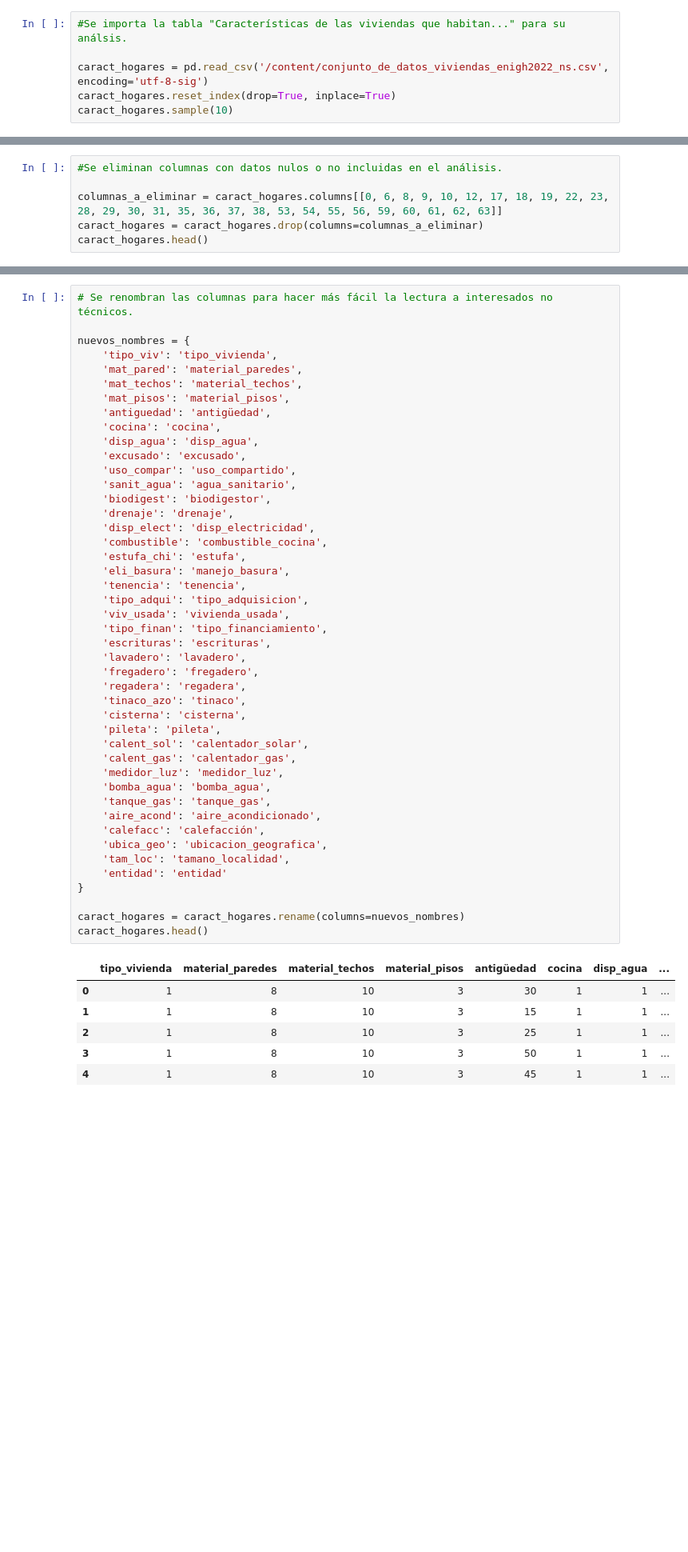
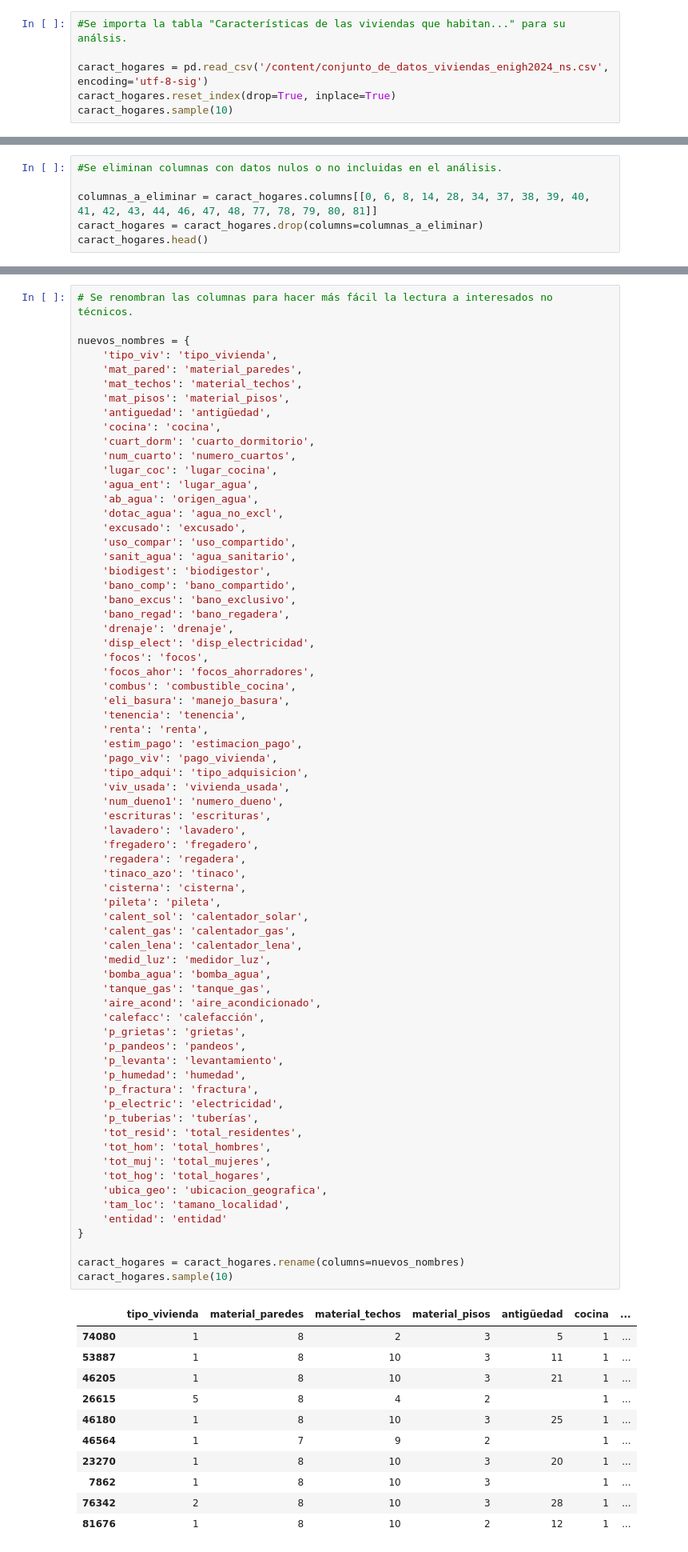
Before and after one commit to zenyonki/enigh_caract_hogares, a Jupyter notebook: enigh_caract_hogares.ipynb, the cells around one changed output, grey strips where cells are left out. Shown: that part at 80% size. Drawn from its saved outputs; the diff is of its cells as text; blank space fills up the shorter version.

Commit message:
Se componen datos y limpieza a lo proporcionado de 2024, antes 2022.

```diff
--- a/enigh_caract_hogares.ipynb
+++ b/enigh_caract_hogares.ipynb
@@ -40,7 +40,7 @@ indice_tablas
 # %%
 #Se importa la tabla "Características de las viviendas que habitan..." para su análsis.
 
-caract_hogares = pd.read_csv('/content/conjunto_de_datos_viviendas_enigh2022_ns.csv', encoding='utf-8-sig')
+caract_hogares = pd.read_csv('/content/conjunto_de_datos_viviendas_enigh2024_ns.csv', encoding='utf-8-sig')
 caract_hogares.reset_index(drop=True, inplace=True)
 caract_hogares.sample(10)
 # %% [output]
@@ -164,7 +164,7 @@ caract_hogares.sample(10)
 # %%
 #Se eliminan columnas con datos nulos o no incluidas en el análisis.
 
-columnas_a_eliminar = caract_hogares.columns[[0, 6, 8, 9, 10, 12, 17, 18, 19, 22, 23, 28, 29, 30, 31, 35, 36, 37, 38, 53, 54, 55, 56, 59, 60, 61, 62, 63]]
+columnas_a_eliminar = caract_hogares.columns[[0, 6, 8, 14, 28, 34, 37, 38, 39, 40, 41, 42, 43, 44, 46, 47, 48, 77, 78, 79, 80, 81]]
 caract_hogares = caract_hogares.drop(columns=columnas_a_eliminar)
 caract_hogares.head()
 # %% [output]
@@ -206,45 +206,74 @@ nuevos_nombres = {
     'mat_pisos': 'material_pisos',
     'antiguedad': 'antigüedad',
     'cocina': 'cocina',
-    'disp_agua': 'disp_agua',
+    'cuart_dorm': 'cuarto_dormitorio',
+    'num_cuarto': 'numero_cuartos',
+    'lugar_coc': 'lugar_cocina',
+    'agua_ent': 'lugar_agua',
+    'ab_agua': 'origen_agua',
+    'dotac_agua': 'agua_no_excl',
     'excusado': 'excusado',
     'uso_compar': 'uso_compartido',
     'sanit_agua': 'agua_sanitario',
     'biodigest': 'biodigestor',
+    'bano_comp': 'bano_compartido',
+    'bano_excus': 'bano_exclusivo',
+    'bano_regad': 'bano_regadera',
     'drenaje': 'drenaje',
     'disp_elect': 'disp_electricidad',
-    'combustible': 'combustible_cocina',
-    'estufa_chi': 'estufa',
+    'focos': 'focos',
+    'focos_ahor': 'focos_ahorradores',
+    'combus': 'combustible_cocina',
     'eli_basura': 'manejo_basura',
     'tenencia': 'tenencia',
+    'renta': 'renta',
+    'estim_pago': 'estimacion_pago',
+    'pago_viv': 'pago_vivienda',
     'tipo_adqui': 'tipo_adquisicion',
     'viv_usada': 'vivienda_usada',
-    'tipo_finan': 'tipo_financiamiento',
+    'num_dueno1': 'numero_dueno',
     'escrituras': 'escrituras',
     'lavadero': 'lavadero',
     'fregadero': 'fregadero',
     'regadera': 'regadera',
     'tinaco_azo': 'tinaco',
     'cisterna': 'cisterna',
     'pileta': 'pileta',
     'calent_sol': 'calentador_solar',
     'calent_gas': 'calentador_gas',
-    'medidor_luz': 'medidor_luz',
+    'calen_lena': 'calentador_lena',
+    'medid_luz': 'medidor_luz',
     'bomba_agua': 'bomba_agua',
     'tanque_gas': 'tanque_gas',
     'aire_acond': 'aire_acondicionado',
     'calefacc': 'calefacción',
+    'p_grietas': 'grietas',
+    'p_pandeos': 'pandeos',
+    'p_levanta': 'levantamiento',
+    'p_humedad': 'humedad',
+    'p_fractura': 'fractura',
+    'p_electric': 'electricidad',
+    'p_tuberias': 'tuberías',
+    'tot_resid': 'total_residentes',
+    'tot_hom': 'total_hombres',
+    'tot_muj': 'total_mujeres',
+    'tot_hog': 'total_hogares',
     'ubica_geo': 'ubicacion_geografica',
     'tam_loc': 'tamano_localidad',
     'entidad': 'entidad'
 }
 
 caract_hogares = caract_hogares.rename(columns=nuevos_nombres)
-caract_hogares.head()
+caract_hogares.sample(10)
 # %% [output]
-|  | tipo_vivienda | material_paredes | material_techos | material_pisos | antigüedad | cocina | disp_agua | ... |
-| 0 | 1 | 8 | 10 | 3 | 30 | 1 | 1 | ... |
-| 1 | 1 | 8 | 10 | 3 | 15 | 1 | 1 | ... |
-| 2 | 1 | 8 | 10 | 3 | 25 | 1 | 1 | ... |
-| 3 | 1 | 8 | 10 | 3 | 50 | 1 | 1 | ... |
-| 4 | 1 | 8 | 10 | 3 | 45 | 1 | 1 | ... |
+|  | tipo_vivienda | material_paredes | material_techos | material_pisos | antigüedad | cocina | ... |
+| 74080 | 1 | 8 | 2 | 3 | 5 | 1 | ... |
+| 53887 | 1 | 8 | 10 | 3 | 11 | 1 | ... |
+| 46205 | 1 | 8 | 10 | 3 | 21 | 1 | ... |
+| 26615 | 5 | 8 | 4 | 2 |  | 1 | ... |
+| 46180 | 1 | 8 | 10 | 3 | 25 | 1 | ... |
+| 46564 | 1 | 7 | 9 | 2 |  | 1 | ... |
+| 23270 | 1 | 8 | 10 | 3 | 20 | 1 | ... |
+| 7862 | 1 | 8 | 10 | 3 |  | 1 | ... |
+| 76342 | 2 | 8 | 10 | 3 | 28 | 1 | ... |
+| 81676 | 1 | 8 | 10 | 2 | 12 | 1 | ... |
```
Also changed, not shown: parts of 10 cells of this notebook.
